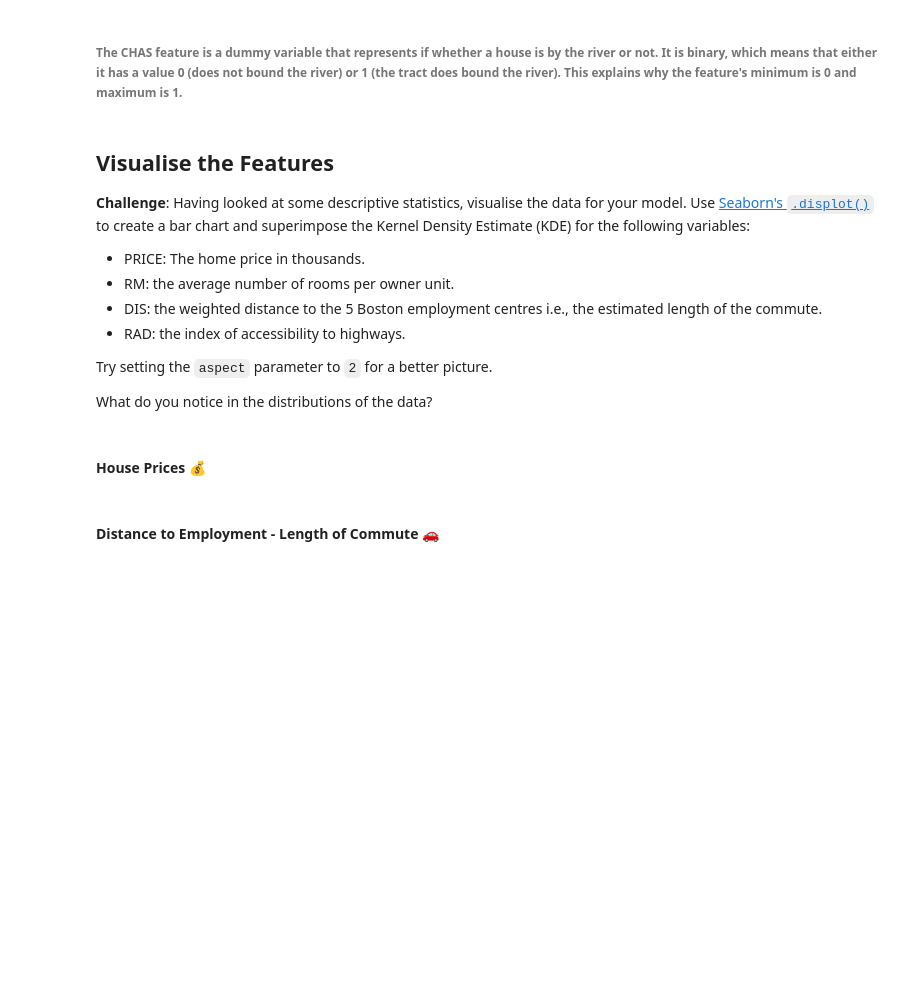
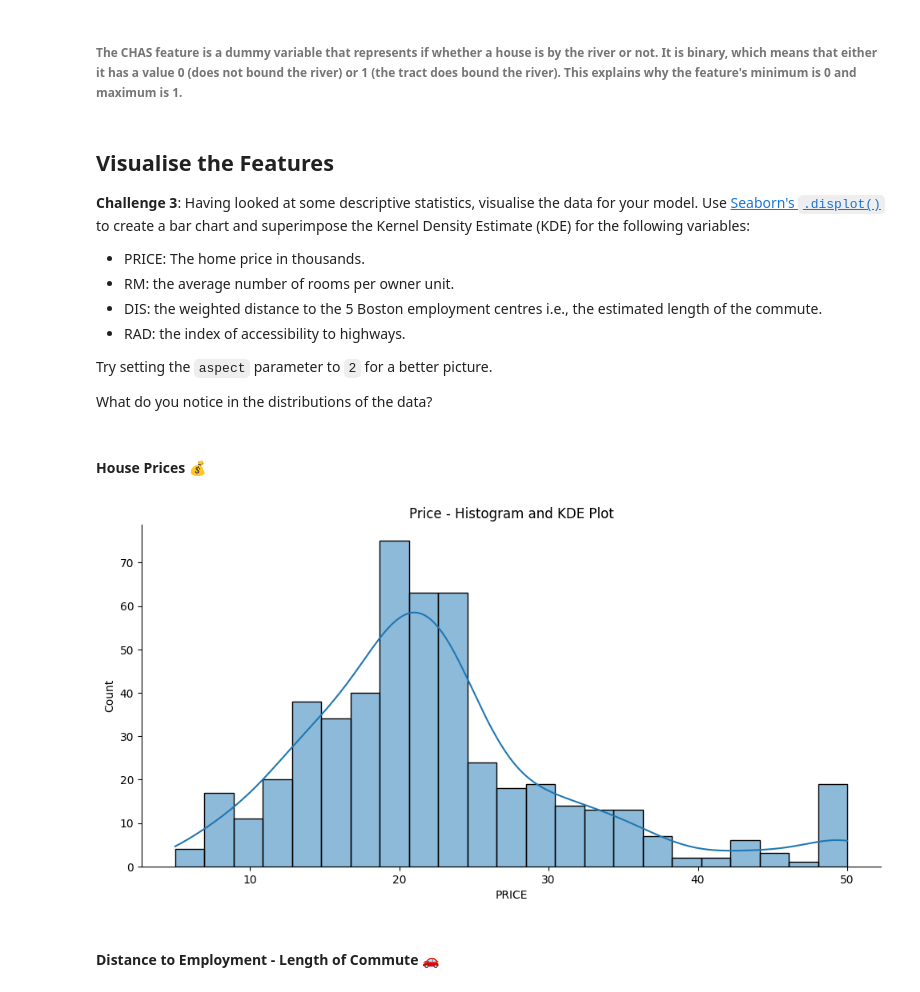
Before and after one commit to ahpmatias/capstone-boston-house-prices, a Jupyter notebook: Multivariable_Regression_and_Valuation_Model_(start).ipynb, the cells around one changed output. Saved outputs shown, nothing was run; the diff lists cells and outputs as text; code cells hidden in the pictures; blank space fills up the shorter version.

Commit message:
Finish challenge 3.

```diff
--- a/Multivariable_Regression_and_Valuation_Model_(start).ipynb
+++ b/Multivariable_Regression_and_Valuation_Model_(start).ipynb
@@ -166,7 +166,7 @@ Minimum number of rooms per dwelling: 3.56
 # %% [markdown]
 ## Visualise the Features
 
-**Challenge**: Having looked at some descriptive statistics, visualise the data for your model. Use [Seaborn's `.displot()`](https://seaborn.pydata.org/generated/seaborn.displot.html#seaborn.displot) to create a bar chart and superimpose the Kernel Density Estimate (KDE) for the following variables:
+**Challenge 3**: Having looked at some descriptive statistics, visualise the data for your model. Use [Seaborn's `.displot()`](https://seaborn.pydata.org/generated/seaborn.displot.html#seaborn.displot) to create a bar chart and superimpose the Kernel Density Estimate (KDE) for the following variables:
 * PRICE: The home price in thousands.
 * RM: the average number of rooms per owner unit.
 * DIS: the weighted distance to the 5 Boston employment centres i.e., the estimated length of the commute.
@@ -177,5 +177,16 @@ Try setting the `aspect` parameter to `2` for a better picture.
 What do you notice in the distributions of the data?
 # %% [markdown]
 #### House Prices 💰
+# %%
+price_plot = sns.displot(data=data,
+            x='PRICE',
+            aspect=2,
+            kde=True)
+
+price_plot.set(title='Price - Histogram and KDE Plot')
+
+plt.show()
+# %% [output]
+[figure, added]
 # %% [markdown]
 #### Distance to Employment - Length of Commute 🚗
```
Also changed, not shown: parts of 6 cells of this notebook.
